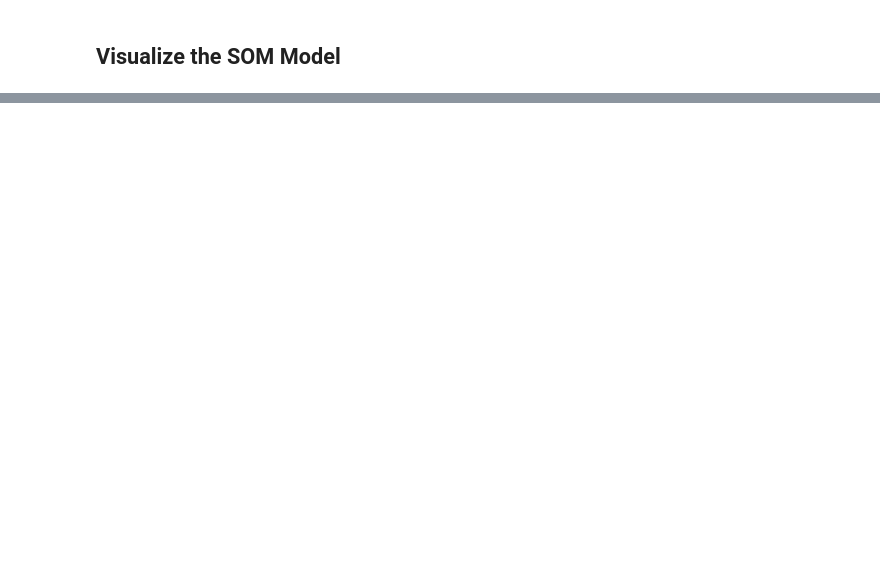
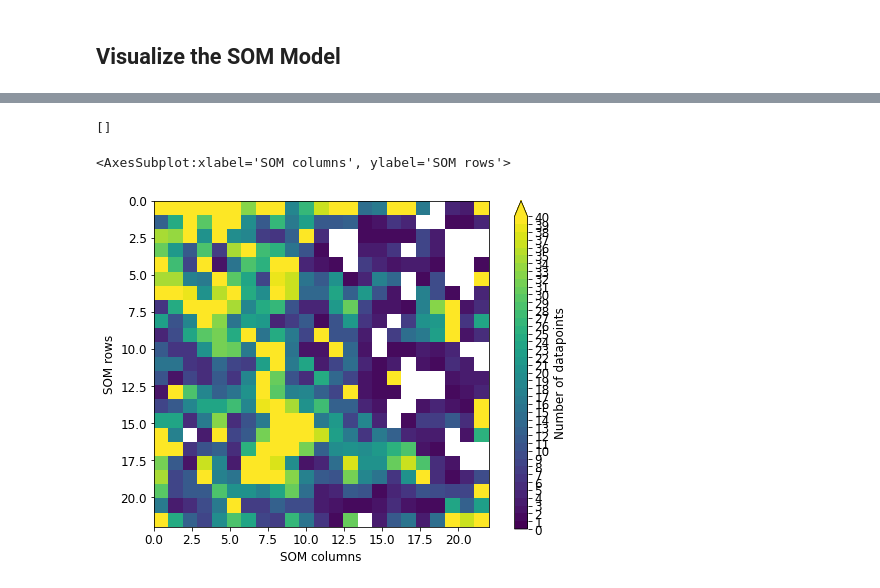
Before and after one commit to FarshidNooshi/TensorFlow-Notebooks, a Jupyter notebook: RCV1 Dataset Visualization/SOM with package.ipynb, the cells around one changed output, grey strips where cells are left out. Drawn from its saved outputs; the diff is of its cells as text; code cells hidden in the pictures; blank space fills up the shorter version.

Commit message:
visualization

```diff
--- a/RCV1 Dataset Visualization/SOM with package.ipynb
+++ b/RCV1 Dataset Visualization/SOM with package.ipynb
@@ -121,6 +125,6 @@ best_matching_units_list = som.get_bmus(X) #get the best matching units for each
 # %% [markdown]
 ### Save the BMU
 # %%
-with open('/model/BMU/bmu_list_Package.pickle', 'wb') as f:
-    pickle.dump(best_matching_units_list, f)
+with open('model/BMU/bmu_list_Package.pickle', 'wb') as f:
+    pkl.dump(best_matching_units_list, f)
     pprint.pprint(f'[+] best_matching_units_list saved to model/BMU/bmu_list_Package.pickle')
@@ -127,6 +133,6 @@ with open('/model/BMU/bmu_list_Package.pickle', 'wb') as f:
 # %% [markdown]
 ### Load the BMU
 # %%
-with open('/model/BMU/bmu_list_Package.pickle', 'rb') as f:
-    best_matching_units_list = pickle.load(f)
+with open('model/BMU/bmu_list_Package.pickle', 'rb') as f:
+    best_matching_units_list = pkl.load(f)
     pprint.pprint(f'[+] best_matching_units_list loaded from model/BMU/bmu_list_Package.pickle')
@@ -140,0 +176,9 @@ for i, j in itertools.product(range(GRID_SIZE[0]), range(GRID_SIZE[1])): #for ea
+# %%
+som.get_datapoints_from_node([28,1])
+# %% [output]
+[]
+# %%
+plot_som_histogram(bmu_list=best_matching_units_list,n_rows=GRID_SIZE[0],n_columns=GRID_SIZE[1],n_datapoints_cbar=40,fontsize=12)
+# %% [output]
+<AxesSubplot:xlabel='SOM columns', ylabel='SOM rows'>
+[figure, added]
```
Also changed, not shown: parts of 6 cells of this notebook.
